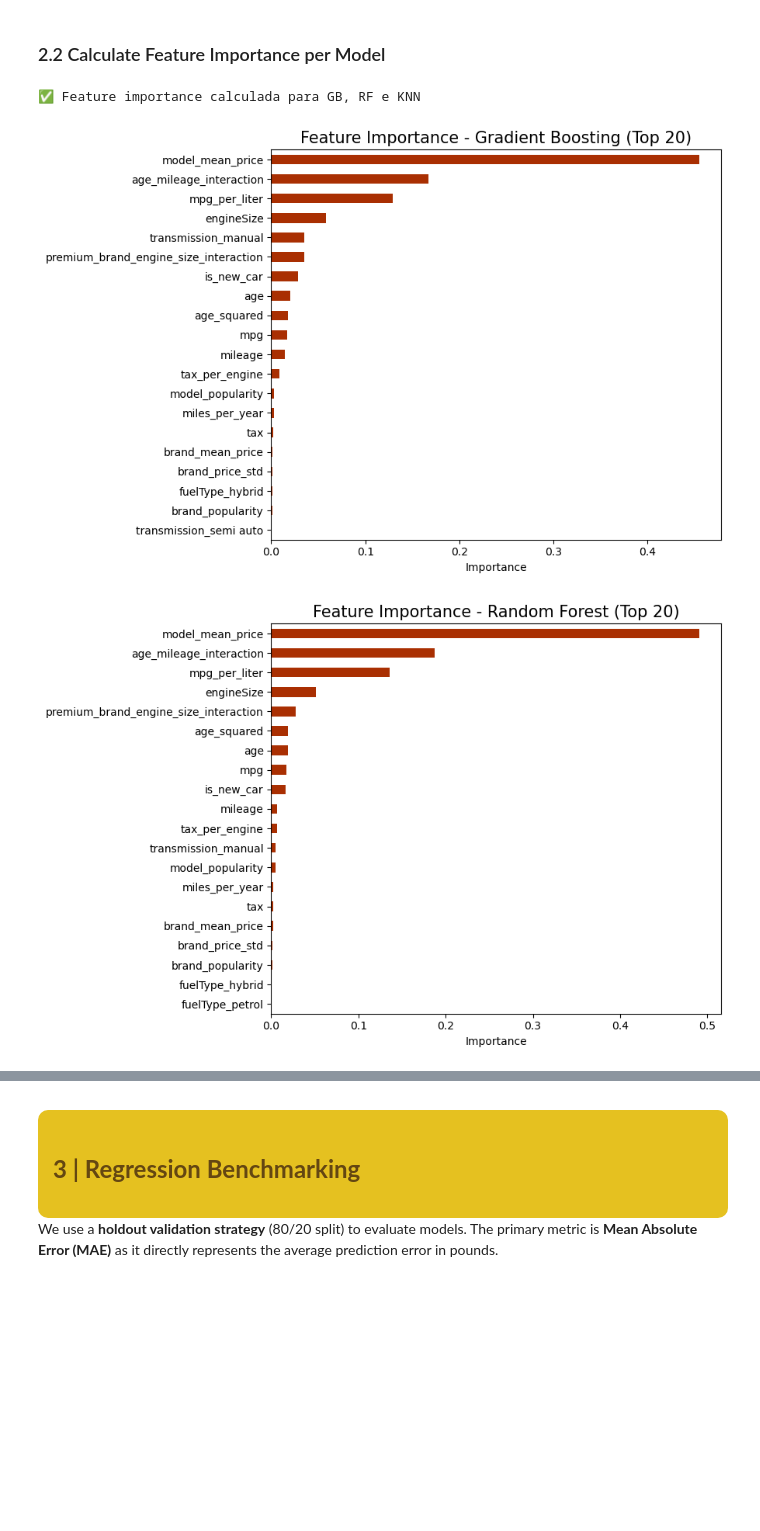
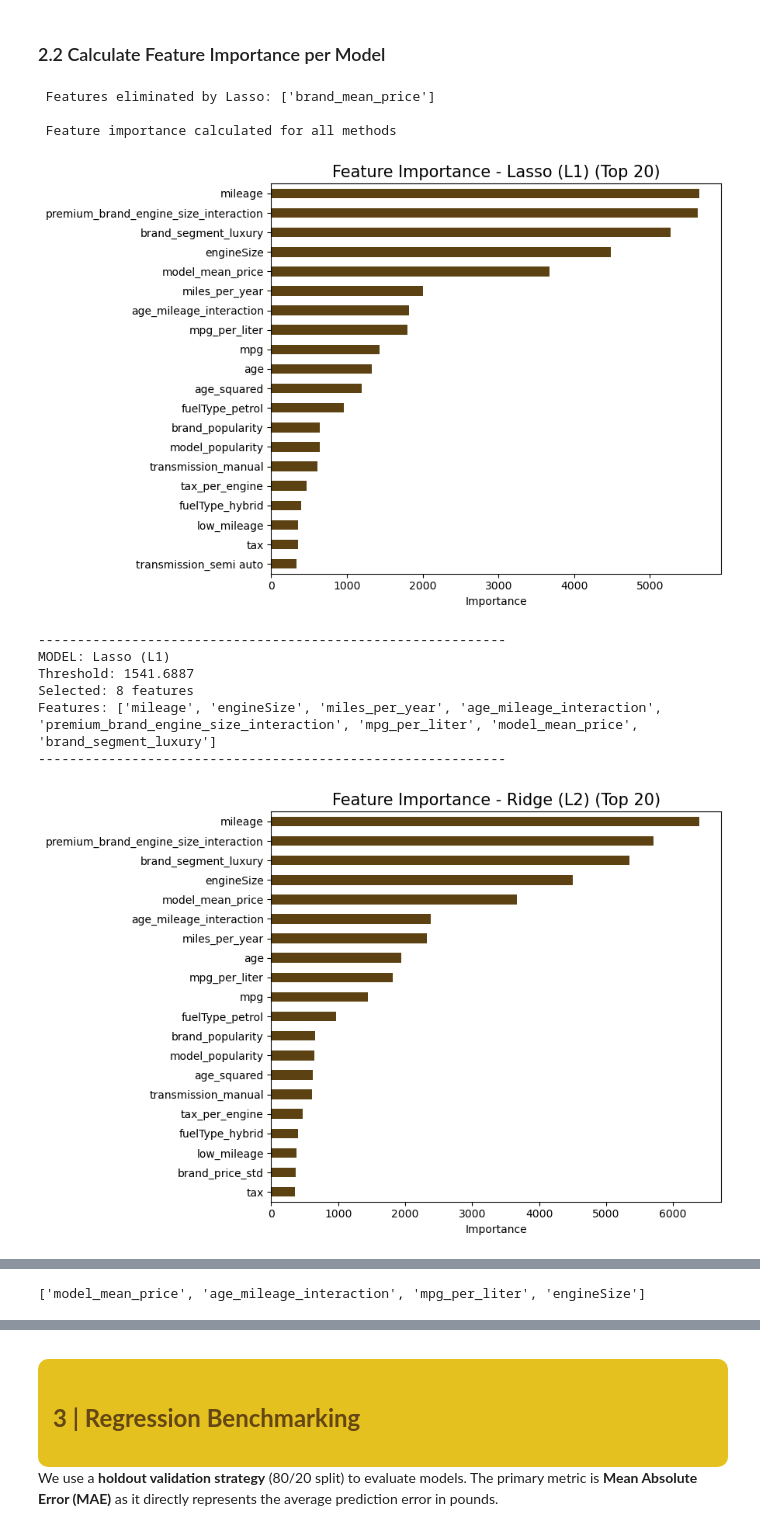
Before and after one commit to Filipa2002/Cars4You-Expediting-Car-Evaluations-with-ML, a Jupyter notebook: car_evaluations_group37_part2_v3.ipynb, the cells around one changed output, grey strips where cells are left out. Cells and saved outputs as stored; diff of their text form; code cells hidden in the pictures; blank space fills up the shorter version.

Commit message:
feature selection done

```diff
--- a/car_evaluations_group37_part2_v3.ipynb
+++ b/car_evaluations_group37_part2_v3.ipynb
@@ -375,28 +372,66 @@ for df in [X_train_scaled, X_val_scaled, X_test_scaled]:
 # %% [markdown]
 ### 2.2 Calculate Feature Importance per Model
 # %%
-# GB - Feature Importance nativa
+# Lasso Regularization (L1)
+lasso_model = Lasso(alpha=1.0, random_state=37, max_iter=10000)
+lasso_model.fit(X_train_scaled, y_train_array)
+lasso_coefs = pd.Series(lasso_model.coef_, index=X_train_scaled.columns)
+lasso_importance = lasso_coefs.abs().sort_values(ascending=False)
+
+# Ridge Regularization (L2)
+ridge_model = Ridge(alpha=1.0, random_state=37)
+ridge_model.fit(X_train_scaled, y_train_array)
+ridge_coefs = pd.Series(ridge_model.coef_, index=X_train_scaled.columns)
+ridge_importance = ridge_coefs.abs().sort_values(ascending=False)
+
+# GB - Native Feature Importance
 gb_base = GradientBoostingRegressor(n_estimators=100, max_depth=5, random_state=37)
 gb_base.fit(X_train_scaled, y_train_array)
 gb_importance = pd.Series(gb_base.feature_importances_, index=X_train_scaled.columns).sort_values(ascending=False)
 
-# RF - Feature Importance nativa
+# RF - Native Feature Importance
 rf_base = RandomForestRegressor(n_estimators=100, max_depth=10, random_state=37, n_jobs=-1)
 rf_base.fit(X_train_scaled, y_train_array)
 rf_importance = pd.Series(rf_base.feature_importances_, index=X_train_scaled.columns).sort_values(ascending=False)
 
-# KNN - Mutual Information (melhor que correlação para relações não-lineares)
+# KNN - Mutual Information (captures non-linear relationships)
 mi_scores = mutual_info_regression(X_train_scaled, y_train_array, random_state=37)
 knn_importance = pd.Series(mi_scores, index=X_train_scaled.columns).sort_values(ascending=False)
 
-print("\n✅ Feature importance calculada para GB, RF e KNN")
+#Features eliminated by lasso
+lasso_eliminated = lasso_coefs[lasso_coefs == 0].index.tolist()
+if lasso_eliminated:
+    print(f"\n Features eliminated by Lasso: {lasso_eliminated}")
+else:
+    print(f"\n Lasso kept all features")
+
+print("\n Feature importance calculated for all methods")
 # %% [output]
-✅ Feature importance calculada para GB, RF e KNN
+ Features eliminated by Lasso: ['brand_mean_price']
+
+ Feature importance calculated for all methods
 # %%
 # Plot feature importance
+utils.plot_importance_unified(palette, abs(lasso_coefs), "Lasso (L1)", is_tree_model=False)
+utils.print_selection_results(abs(lasso_coefs), "Lasso (L1)")
+
+utils.plot_importance_unified(palette, abs(ridge_coefs), "Ridge (L2)", is_tree_model=False)
+utils.print_selection_results(abs(ridge_coefs), "Ridge (L2)")
+
 utils.plot_importance_unified(palette, gb_importance, "Gradient Boosting", is_tree_model=True)
+utils.print_selection_results(rf_importance, "Gradient Boosting")
+
 utils.plot_importance_unified(palette, rf_importance, "Random Forest", is_tree_model=True)
+utils.print_selection_results(rf_importance, "Random Forest")
+
 utils.plot_importance_unified(palette, knn_importance, "KNN (Correlation)", is_tree_model=False)
+utils.print_selection_results(rf_importance, "KNN (Correlation)")
 # %% [output]
-[figure, old version]
+[figure, new version]
+------------------------------------------------------------
+MODEL: Lasso (L1)
+Threshold: 1541.6887
+Selected: 8 features
+Features: ['mileage', 'engineSize', 'miles_per_year', 'age_mileage_interaction', 'premium_brand_engine_size_interaction', 'mpg_per_liter', 'model_mean_price', 'brand_segment_luxury']
+------------------------------------------------------------
-[figure, old version]
+[figure, new version]
@@ -404,3 +465,4 @@ utils.plot_importance_unified(palette, knn_importance, "KNN (Correlation)", is_t
+['model_mean_price', 'age_mileage_interaction', 'mpg_per_liter', 'engineSize']
 # %% [markdown]
 ### 2.3 Select Optimal Number of Features
 
```
Also changed, not shown: parts of 14 cells of this notebook, 1 other file.
